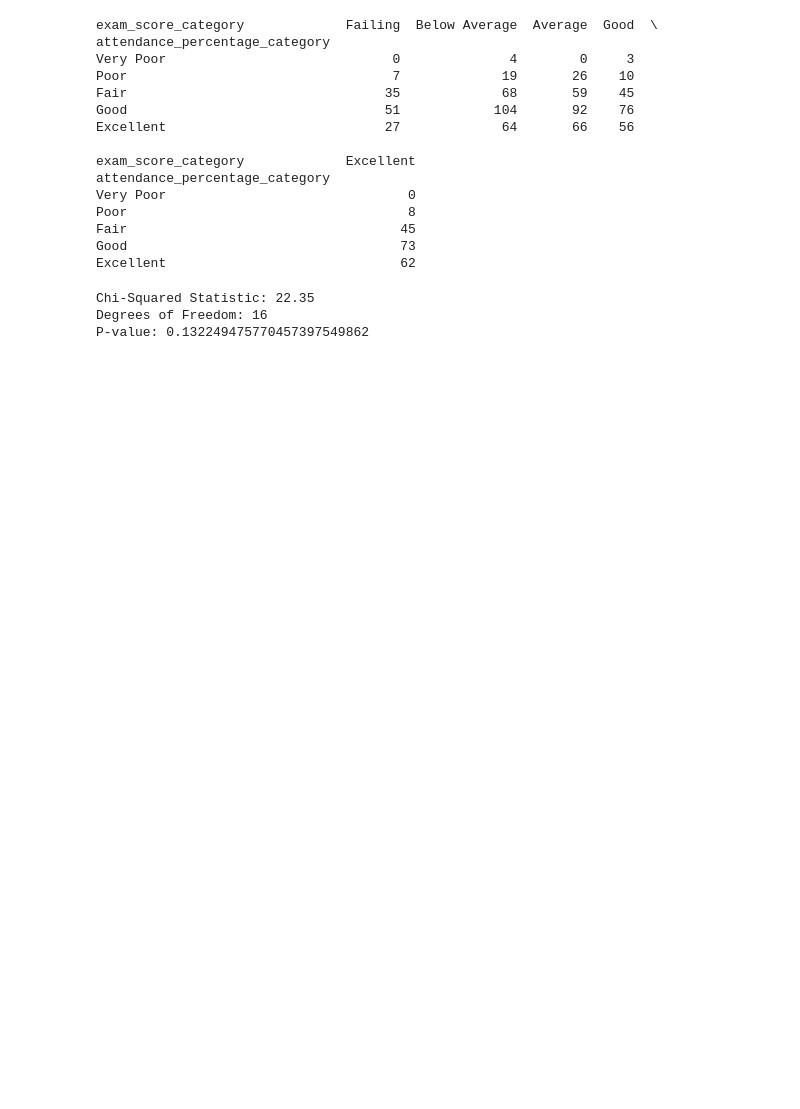
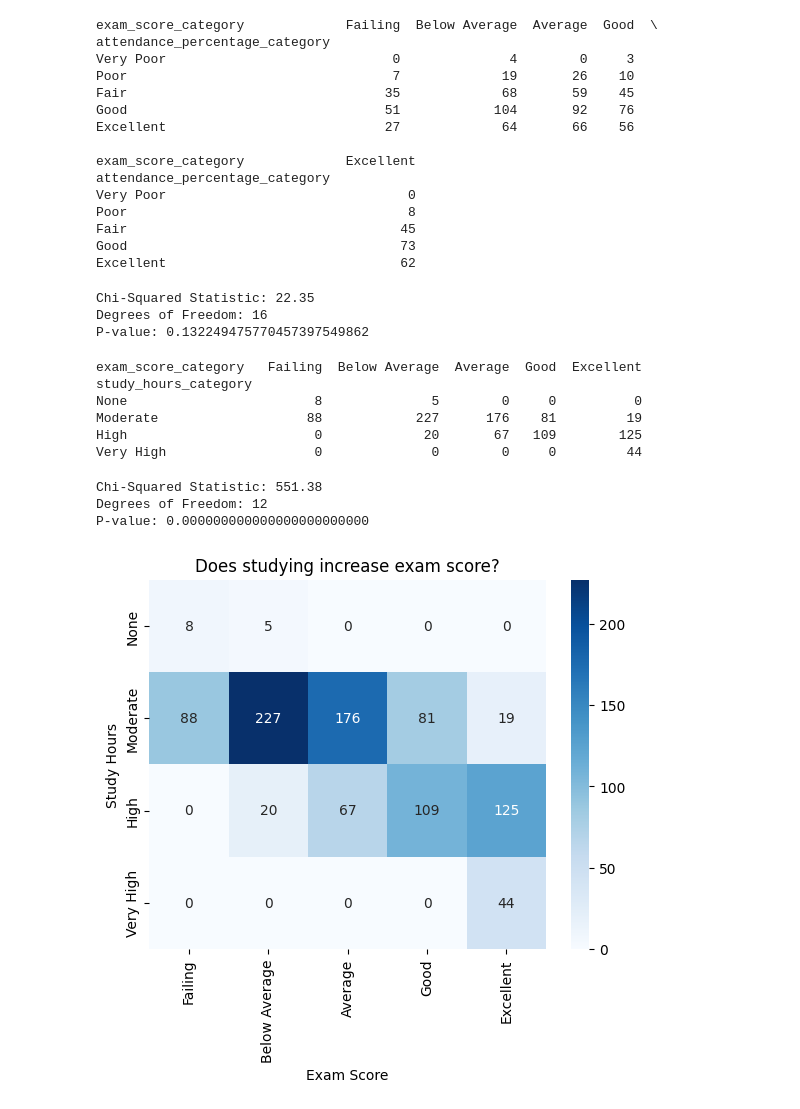
Before and after one commit to aishyuu/Student-Performance-Data-Exploration, a Jupyter notebook: test.ipynb, the cells around one changed output. Cells and saved outputs as stored; diff of their text form; code cells hidden in the pictures; blank space fills up the shorter version.

```diff
--- a/test.ipynb
+++ b/test.ipynb
@@ -421,3 +425,32 @@ print(f"P-value: {p_attendance:.24f}")
 Chi-Squared Statistic: 22.35
 Degrees of Freedom: 16
 P-value: 0.132249475770457397549862
+# %%
+contingency_table_study = pd.crosstab(df['study_hours_category'], df['exam_score_category'])
+print(contingency_table_study)
+# %% [output]
+exam_score_category   Failing  Below Average  Average  Good  Excellent
+study_hours_category
+None                        8              5        0     0          0
+Moderate                   88            227      176    81         19
+High                        0             20       67   109        125
+Very High                   0              0        0     0         44
+# %%
+chi2_study, p_study, dof_study, expected_study = chi2_contingency(contingency_table_study)
+
+print(f"Chi-Squared Statistic: {chi2_study:.2f}")
+print(f"Degrees of Freedom: {dof_study}")
+print(f"P-value: {p_study:.24f}")
+# %% [output]
+Chi-Squared Statistic: 551.38
+Degrees of Freedom: 12
+P-value: 0.000000000000000000000000
+# %%
+sns.heatmap(contingency_table_study, annot=True, fmt="d", cmap="Blues")
+
+plt.title(f'Does studying increase exam score?')
+plt.ylabel("Study Hours")
+plt.xlabel("Exam Score")
+plt.show()
+# %% [output]
+[figure, added]
```
Also changed, not shown: parts of 10 cells of this notebook.
